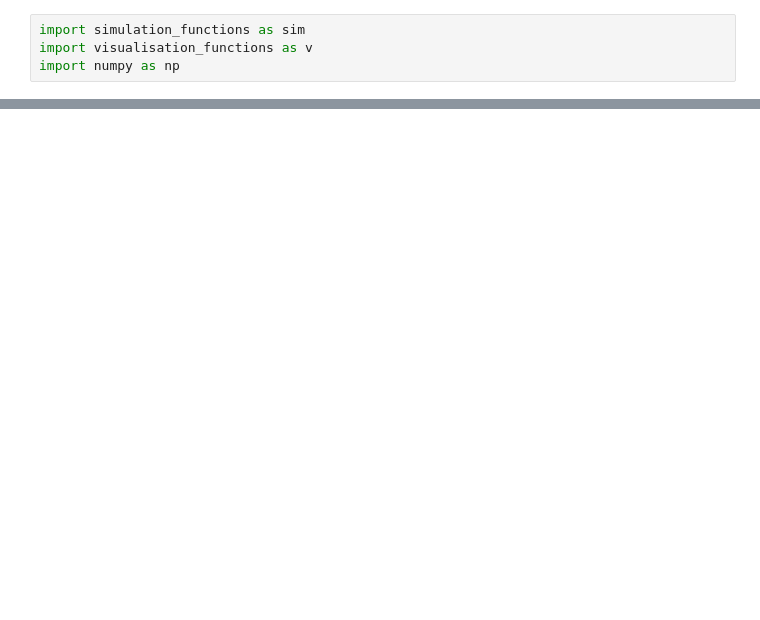
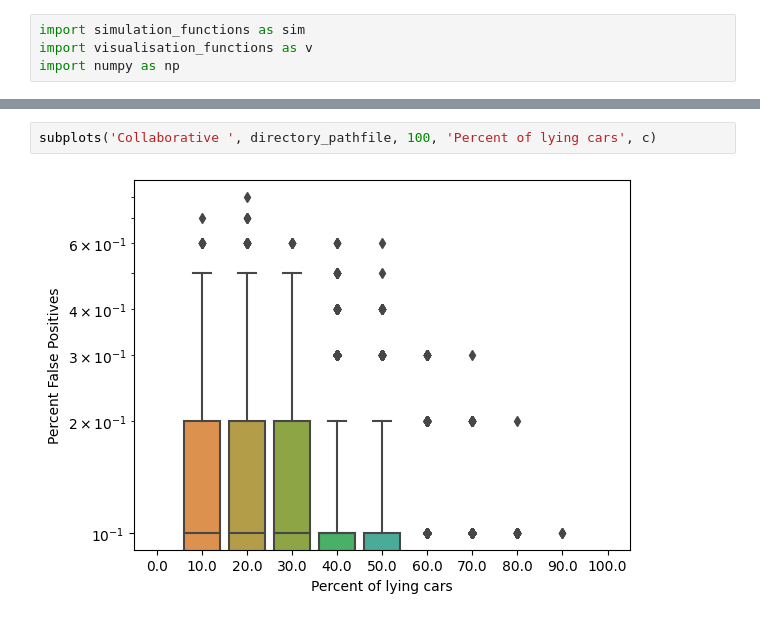
Before and after one commit to aidamanzano/Proof-of-Location, a Jupyter notebook: new_simulations.ipynb, the cells around one changed output, grey strips where cells are left out. Cells and saved outputs as stored; diff of their text form; blank space fills up the shorter version.

```diff
--- a/new_simulations.ipynb
+++ b/new_simulations.ipynb
@@ -87,0 +206,4 @@ v.subplots('Collaborative ', directory_pathfile, 20, 'Percent of lying cars')
+# %%
+subplots('Collaborative ', directory_pathfile, 100, 'Percent of lying cars', c)
+# %% [output]
+[figure, added]
```
Also changed, not shown: parts of 7 cells of this notebook, 4 other files.
